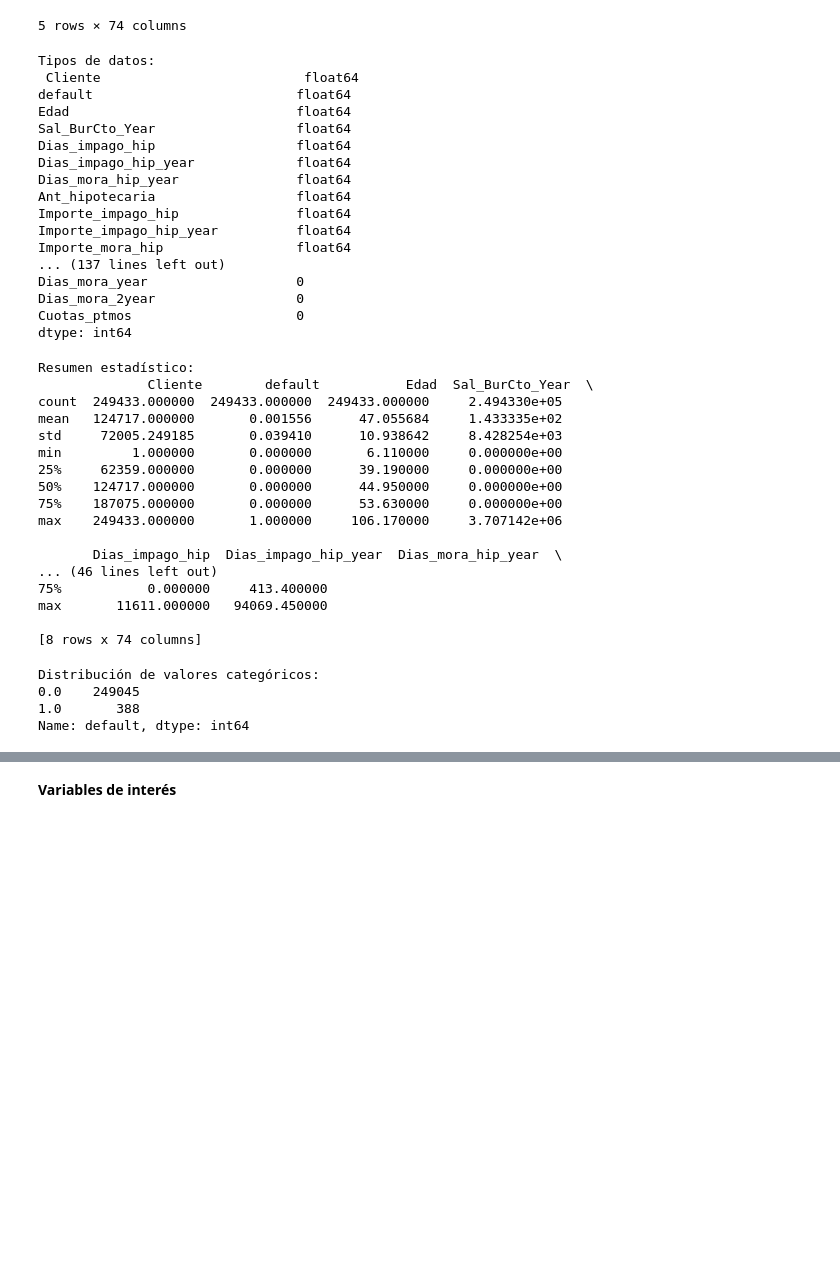
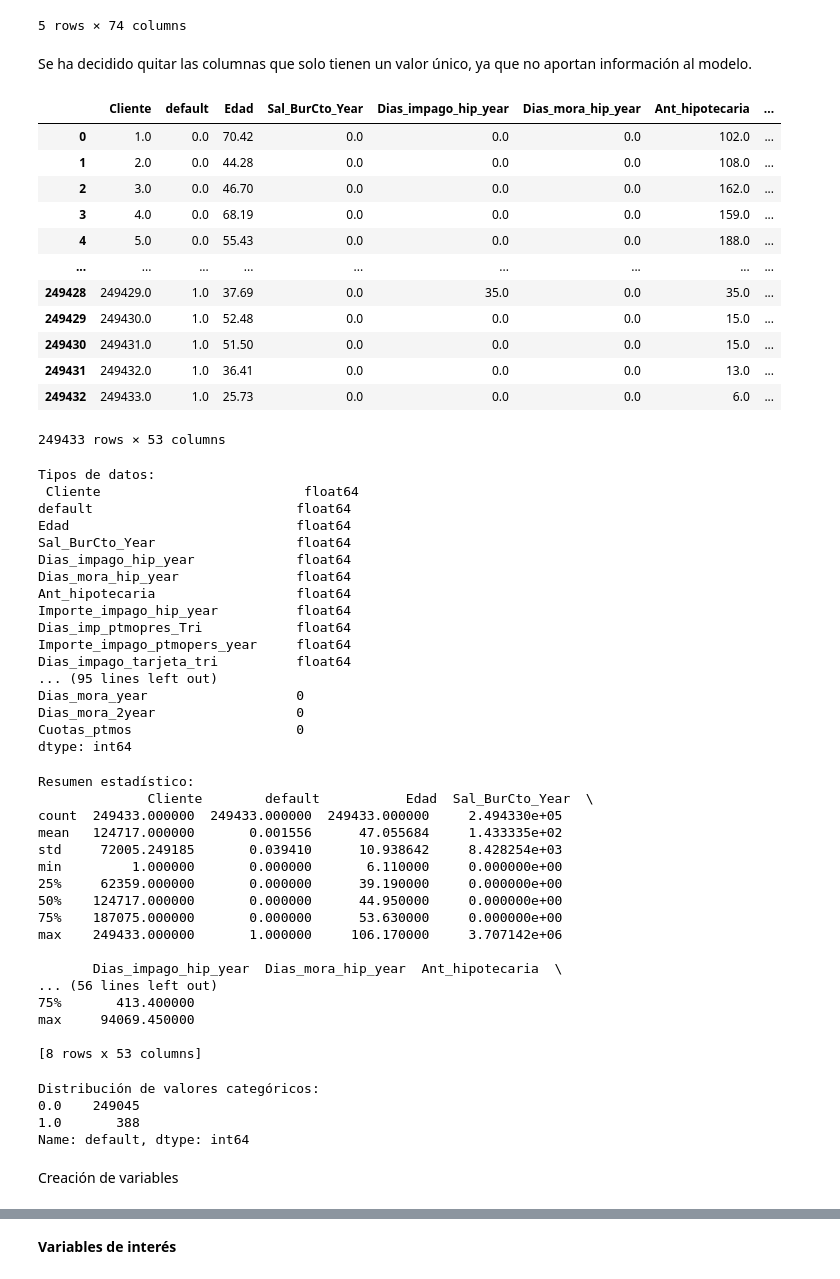
Before and after one commit to martamateosgon/Finanzas_MS, a Jupyter notebook: analisis_marta_nagore.ipynb, the cells around one changed output, grey strips where cells are left out. Drawn from its saved outputs; the diff is of its cells as text; code cells hidden in the pictures; blank space fills up the shorter version.

```diff
--- a/analisis_marta_nagore.ipynb
+++ b/analisis_marta_nagore.ipynb
@@ -52,6 +56,27 @@ df.head()
 | 3 | 4.0 | 0.0 | 68.19 | 0.0 | 0.0 | 0.0 | 0.0 | ... |
 | 4 | 5.0 | 0.0 | 55.43 | 0.0 | 0.0 | 0.0 | 0.0 | ... |
 5 rows × 74 columns
+# %% [markdown]
+Se ha decidido quitar las columnas que solo tienen un valor único, ya que no aportan información al modelo.
+# %%
+# calcular numero de valores distintos en cada columna
+columnas_sin_valores_distintos = df.nunique()[df.nunique() < 2].index
+df = df.drop(columnas_sin_valores_distintos, axis=1)
+df
+# %% [output]
+|  | Cliente | default | Edad | Sal_BurCto_Year | Dias_impago_hip_year | Dias_mora_hip_year | Ant_hipotecaria | ... |
+| 0 | 1.0 | 0.0 | 70.42 | 0.0 | 0.0 | 0.0 | 102.0 | ... |
+| 1 | 2.0 | 0.0 | 44.28 | 0.0 | 0.0 | 0.0 | 108.0 | ... |
+| 2 | 3.0 | 0.0 | 46.70 | 0.0 | 0.0 | 0.0 | 162.0 | ... |
+| 3 | 4.0 | 0.0 | 68.19 | 0.0 | 0.0 | 0.0 | 159.0 | ... |
+| 4 | 5.0 | 0.0 | 55.43 | 0.0 | 0.0 | 0.0 | 188.0 | ... |
+| ... | ... | ... | ... | ... | ... | ... | ... | ... |
+| 249428 | 249429.0 | 1.0 | 37.69 | 0.0 | 35.0 | 0.0 | 35.0 | ... |
+| 249429 | 249430.0 | 1.0 | 52.48 | 0.0 | 0.0 | 0.0 | 15.0 | ... |
+| 249430 | 249431.0 | 1.0 | 51.50 | 0.0 | 0.0 | 0.0 | 15.0 | ... |
+| 249431 | 249432.0 | 1.0 | 36.41 | 0.0 | 0.0 | 0.0 | 13.0 | ... |
+| 249432 | 249433.0 | 1.0 | 25.73 | 0.0 | 0.0 | 0.0 | 6.0 | ... |
+249433 rows × 53 columns
 # %%
 # 1. Exploración Inicial
 print("Tipos de datos:\n", df.dtypes)
@@ -62,14 +87,14 @@ Tipos de datos:
 default                          float64
 Edad                             float64
 Sal_BurCto_Year                  float64
-Dias_impago_hip                  float64
 Dias_impago_hip_year             float64
 Dias_mora_hip_year               float64
 Ant_hipotecaria                  float64
-Importe_impago_hip               float64
 Importe_impago_hip_year          float64
-Importe_mora_hip                 float64
-... (137 lines left out)
+Dias_imp_ptmopres_Tri            float64
+Importe_impago_ptmopers_year     float64
+Dias_impago_tarjeta_tri          float64
+... (95 lines left out)
 Dias_mora_year                   0
 Dias_mora_2year                  0
 Cuotas_ptmos                     0
@@ -89,12 +114,12 @@ min         1.000000       0.000000       6.110000     0.000000e+00
 75%    187075.000000       0.000000      53.630000     0.000000e+00
 max    249433.000000       1.000000     106.170000     3.707142e+06
 
-       Dias_impago_hip  Dias_impago_hip_year  Dias_mora_hip_year  \
-... (46 lines left out)
-75%           0.000000     413.400000
-max       11611.000000   94069.450000
+       Dias_impago_hip_year  Dias_mora_hip_year  Ant_hipotecaria  \
+... (56 lines left out)
+75%       413.400000
+max     94069.450000
 
-[8 rows x 74 columns]
+[8 rows x 53 columns]
 # %%
 # 3. Distribución de variables categóricas (columna'default')
 print("\nDistribución de valores categóricos:")
@@ -104,3 +129,5 @@ Distribución de valores categóricos:
 0.0    249045
 1.0       388
 Name: default, dtype: int64
+# %% [markdown]
+Creación de variables
```
Also changed, not shown: parts of 18 cells of this notebook.
